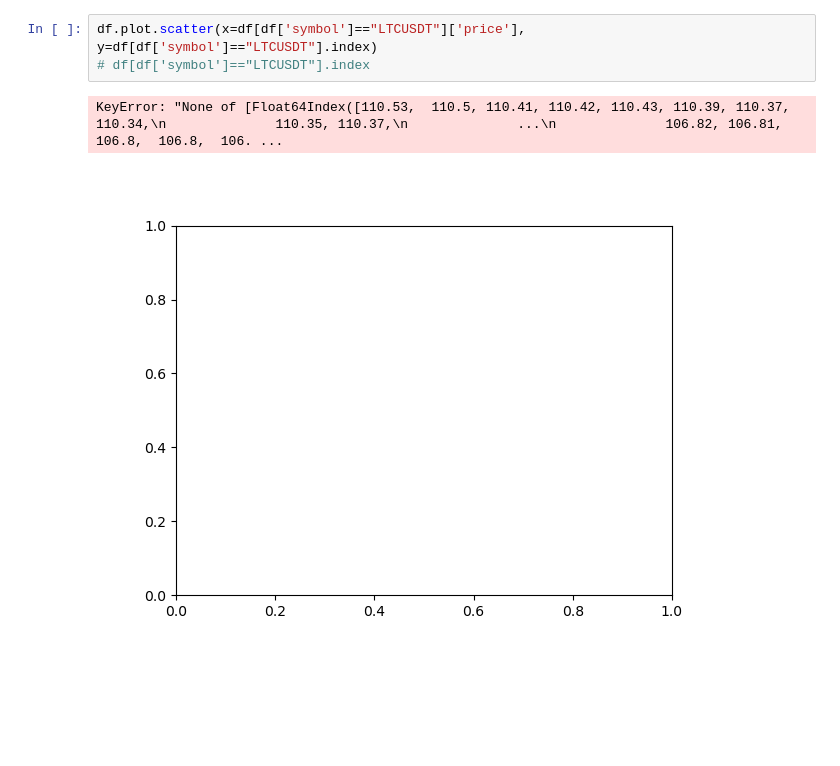
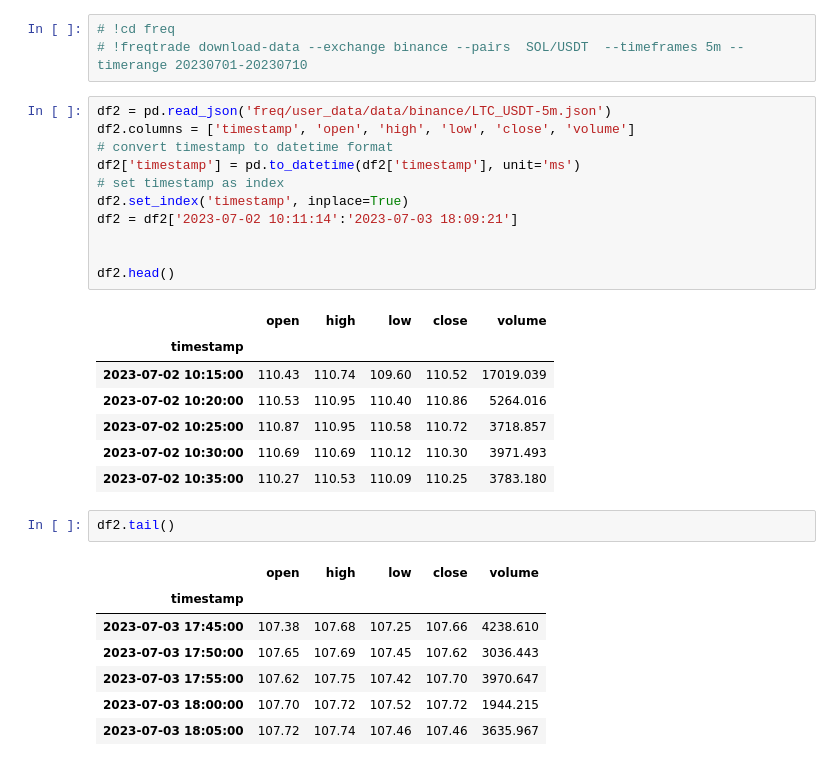
Before and after one commit to mHamzaArain/QuantRebate, a Jupyter notebook: tick_data_analysis.ipynb, the cells around one changed output. Drawn from its saved outputs; the diff is of its cells as text; blank space fills up the shorter version.

Commit message:
strategy formation

```diff
--- a/tick_data_analysis.ipynb
+++ b/tick_data_analysis.ipynb
@@ -58,6 +66,32 @@ df[df['symbol']=="BCHUSDT"].plot()
-# %%
-df.plot.scatter(x=df[df['symbol']=="LTCUSDT"]['price'], y=df[df['symbol']=="LTCUSDT"].index)
-# df[df['symbol']=="LTCUSDT"].index
-# %% [output]
-KeyError: "None of [Float64Index([110.53,  110.5, 110.41, 110.42, 110.43, 110.39, 110.37, 110.34,\n              110.35, 110.37,\n              ...\n              106.82, 106.81,  106.8,  106.8,  106. ...
-[figure, removed]
+# %%
+# !cd freq
+# !freqtrade download-data --exchange binance --pairs  SOL/USDT  --timeframes 5m --timerange 20230701-20230710
+# %%
+df2 = pd.read_json('freq/user_data/data/binance/LTC_USDT-5m.json')
+df2.columns = ['timestamp', 'open', 'high', 'low', 'close', 'volume']
+# convert timestamp to datetime format
+df2['timestamp'] = pd.to_datetime(df2['timestamp'], unit='ms')
+# set timestamp as index
+df2.set_index('timestamp', inplace=True)
+df2 = df2['2023-07-02 10:11:14':'2023-07-03 18:09:21']
+
+
+df2.head()
+# %% [output]
+|  | open | high | low | close | volume |
+| timestamp |  |  |  |  |  |
+| 2023-07-02 10:15:00 | 110.43 | 110.74 | 109.60 | 110.52 | 17019.039 |
+| 2023-07-02 10:20:00 | 110.53 | 110.95 | 110.40 | 110.86 | 5264.016 |
+| 2023-07-02 10:25:00 | 110.87 | 110.95 | 110.58 | 110.72 | 3718.857 |
+| 2023-07-02 10:30:00 | 110.69 | 110.69 | 110.12 | 110.30 | 3971.493 |
+| 2023-07-02 10:35:00 | 110.27 | 110.53 | 110.09 | 110.25 | 3783.180 |
+# %%
+df2.tail()
+# %% [output]
+|  | open | high | low | close | volume |
+| timestamp |  |  |  |  |  |
+| 2023-07-03 17:45:00 | 107.38 | 107.68 | 107.25 | 107.66 | 4238.610 |
+| 2023-07-03 17:50:00 | 107.65 | 107.69 | 107.45 | 107.62 | 3036.443 |
+| 2023-07-03 17:55:00 | 107.62 | 107.75 | 107.42 | 107.70 | 3970.647 |
+| 2023-07-03 18:00:00 | 107.70 | 107.72 | 107.52 | 107.72 | 1944.215 |
+| 2023-07-03 18:05:00 | 107.72 | 107.74 | 107.46 | 107.46 | 3635.967 |
```
Also changed, not shown: parts of 14 cells of this notebook, 9 other files.
